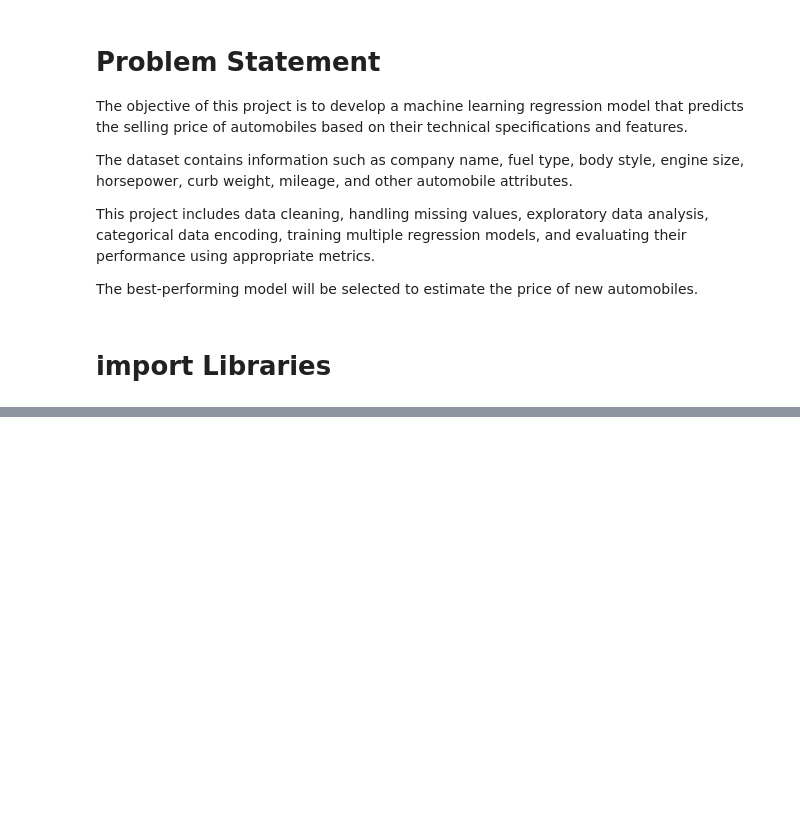
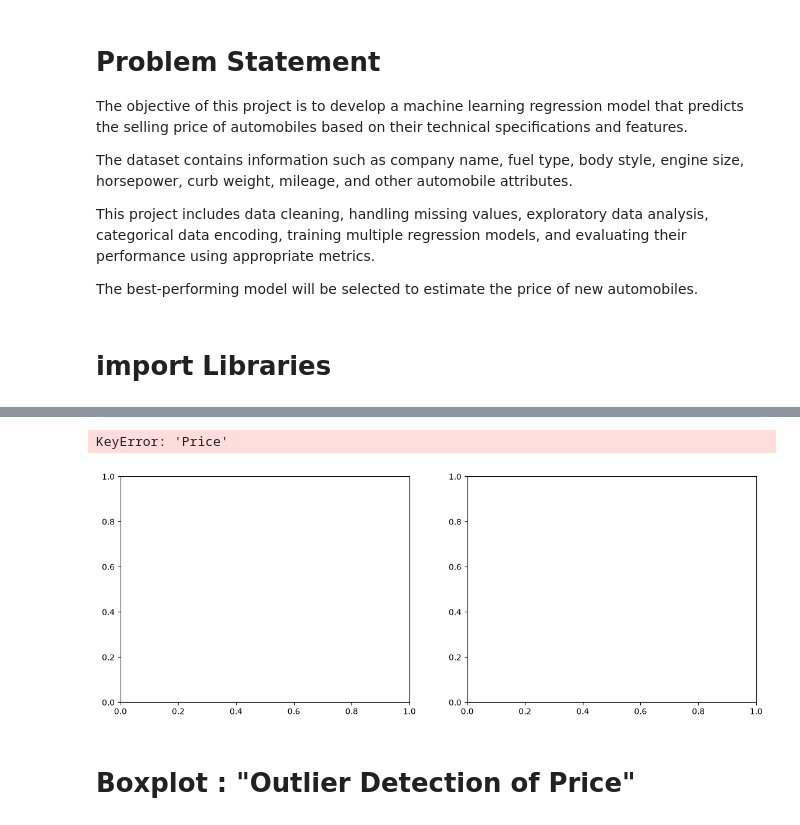
Before and after one commit to AmitParmar20/Car-s_Price_Prediction_ML_Model, a Jupyter notebook: Car's_Price_rediction_Model.ipynb, the cells around one changed output, grey strips where cells are left out. Drawn from its saved outputs; the diff is of its cells as text; code cells hidden in the pictures; blank space fills up the shorter version.

Commit message:
Update car price prediction notebook

```diff
--- a/Car's_Price_rediction_Model.ipynb
+++ b/Car's_Price_rediction_Model.ipynb
@@ -51,0 +54,3 @@ from sklearn.metrics import mean_absolute_error, mean_squared_error, mean_absolu
+# %%
+df=pd.read_csv(r"C:\Users\admin\OneDrive\Desktop\Internship_Projects_Files\Auto_Price_Prediction_Project\DATA.csv")
+df.head()
@@ -51,0 +123,7 @@ from sklearn.metrics import mean_absolute_error, mean_squared_error, mean_absolu
+# %%
+df["normalized-losses"]=    df["normalized-losses"].fillna(df["normalized-losses"].mean())
+df["num-of-doors"]     =   df["num-of-doors"].fillna(df["num-of-doors"].mode()[0])
+df["bore"]             =   df["bore"].fillna(df["bore"].mean())
+df["stroke"]           =   df["stroke"].fillna(df["stroke"].mean())
+df["horsepower"]       =   df["horsepower"].fillna(df["horsepower"].mean())
+df["peak-rpm"]         =   df["peak-rpm"].fillna(df["peak-rpm"].mean())
@@ -51,0 +187,10 @@ from sklearn.metrics import mean_absolute_error, mean_squared_error, mean_absolu
+# %%
+fig, ax = plt.subplots(1, 2, figsize=(14,5))
+sns.histplot(df["Price"], kde=True, ax=ax[0]).set_title(f"Price (skew = {df['Price'].skew():.2f})")
+sns.histplot(np.log1p(df["Price"]), kde=True, ax=ax[1]).set_title(f"log(Price) (skew = {np.log1p(df['Price']).skew():.2f})")
+plt.show()
+# %% [output]
+KeyError: 'Price'
+[figure, added]
+# %% [markdown]
+# Boxplot : "Outlier Detection of Price"
```
Also changed, not shown: parts of 20 cells of this notebook.
